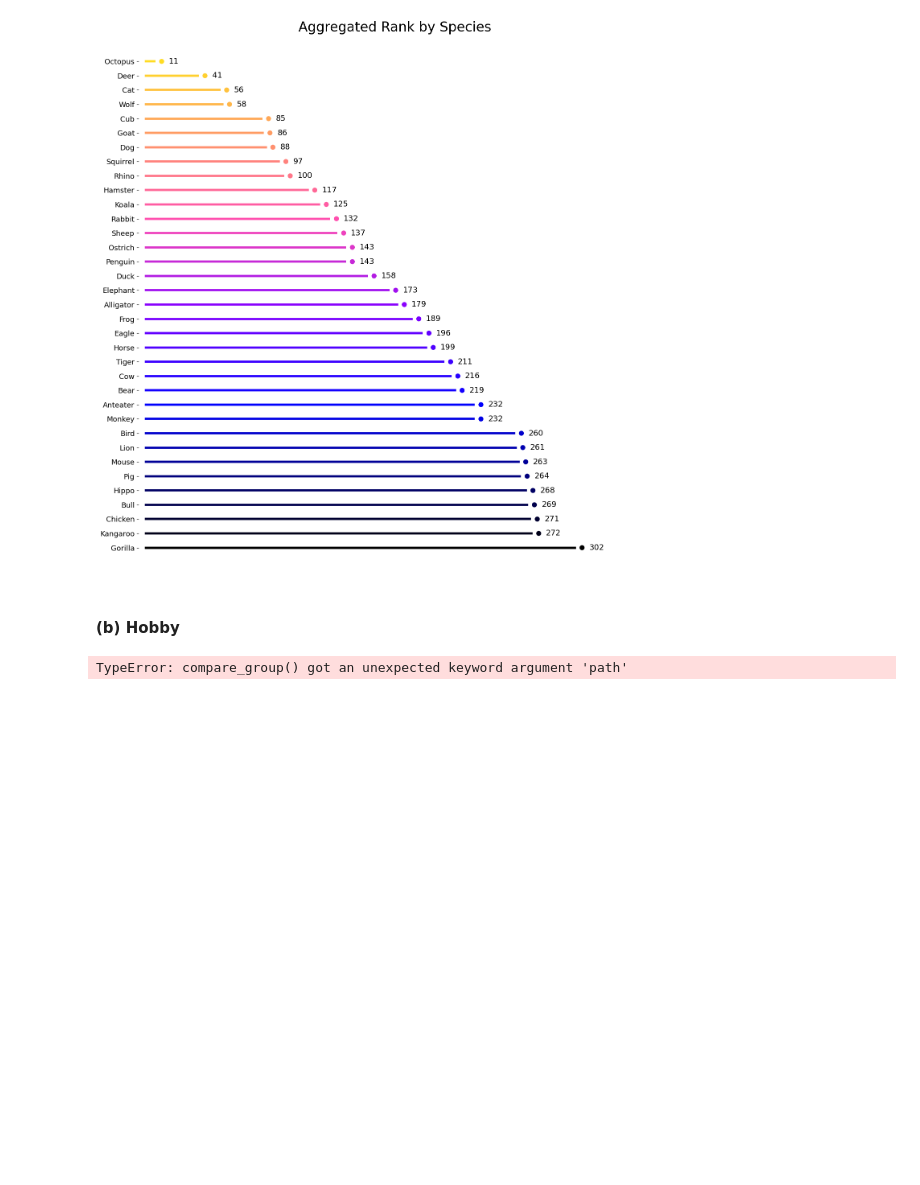
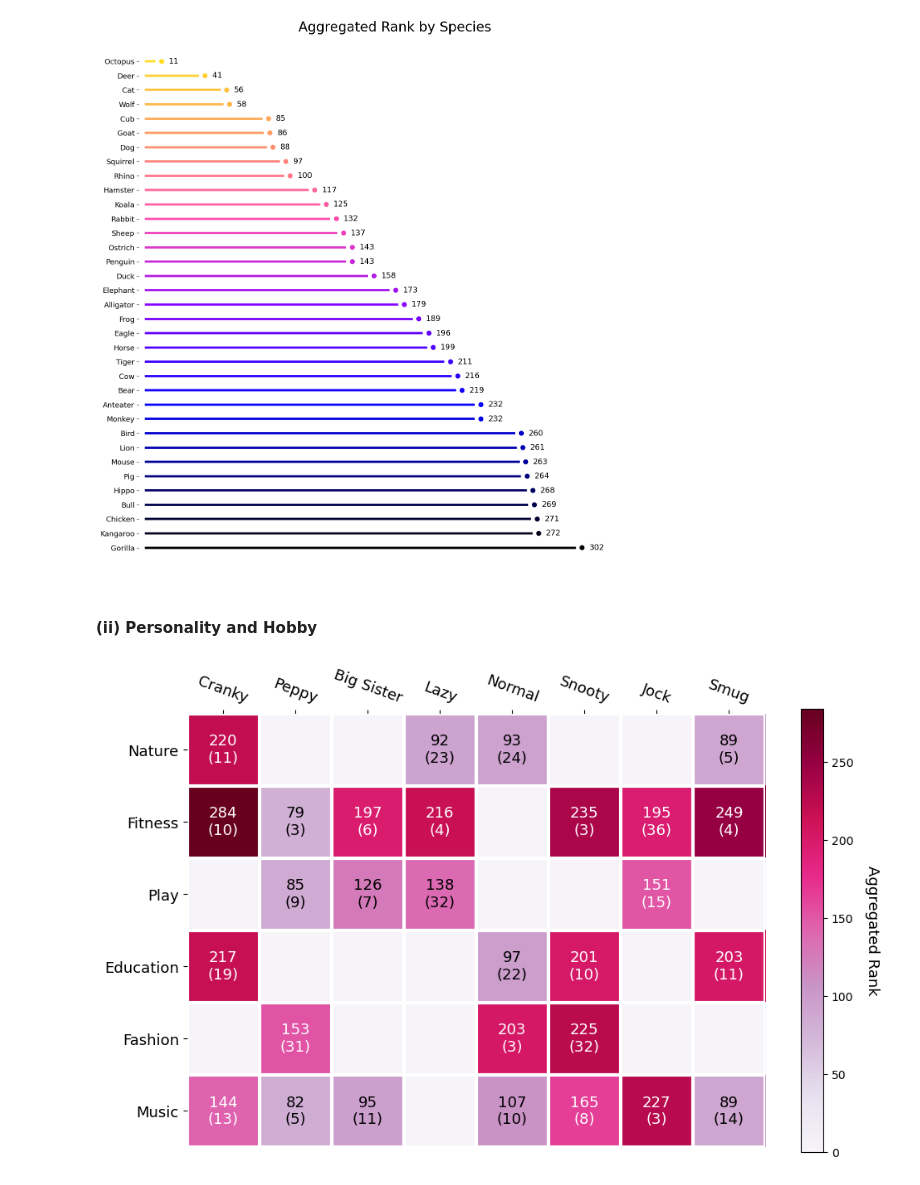
Before and after one commit to mjohg98/acnh-popularity-analysis, a Jupyter notebook: acnh_workbook.ipynb, the cells around one changed output. Cells and saved outputs as stored; diff of their text form; code cells hidden in the pictures; blank space fills up the shorter version.

```diff
--- a/acnh_workbook.ipynb
+++ b/acnh_workbook.ipynb
@@ -297,11 +389,4 @@ plt.show()
 # %% [output]
 [figure]
 # %% [markdown]
-#### (b) Hobby
+#### (ii) Personality and Hobby
-# %%
-# create violin plot of aggregate ranks by hobbies
-c = cm.get_cmap('tab10')
-colours = c(np.linspace(0, 1, 10))
-compare_group(z, 'Hobby', (16, 6), colours, path='/Users/michaelgerrard/Desktop/kaggle/udacity/project1_final/images/hobby.png')
-# %% [output]
-TypeError: compare_group() got an unexpected keyword argument 'path'
@@ -308 +444,6 @@ TypeError: compare_group() got an unexpected keyword argument 'path'
+# %%
+# display a heat map of aggregate ranks by hobby and personality
+heatmap('Hobby', 'Personality', 'PuRd', 0.55, 20)
+# %% [output]
+[figure, added]
 # %% [markdown]
```
Also changed, not shown: parts of 14 cells of this notebook.
